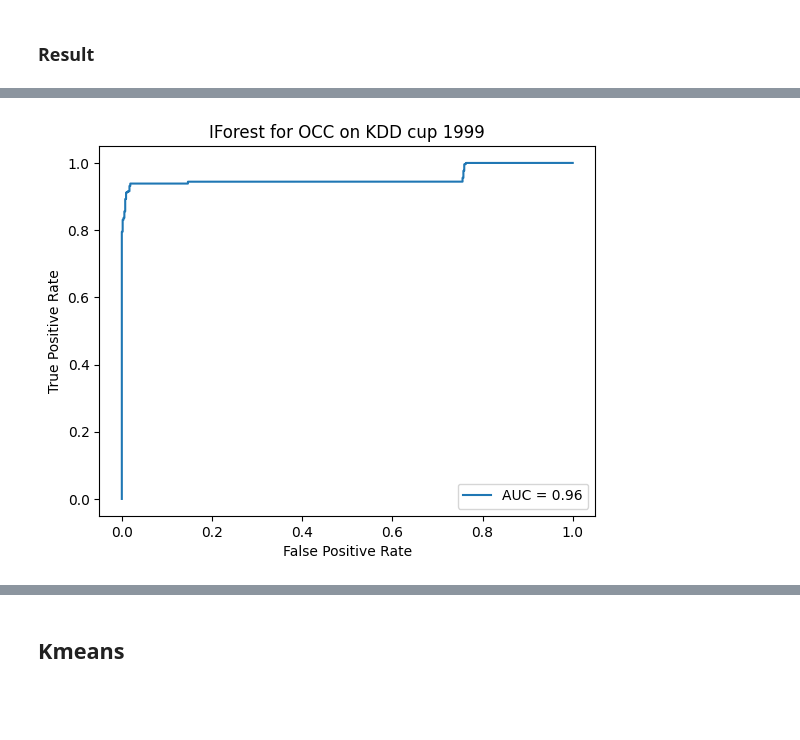
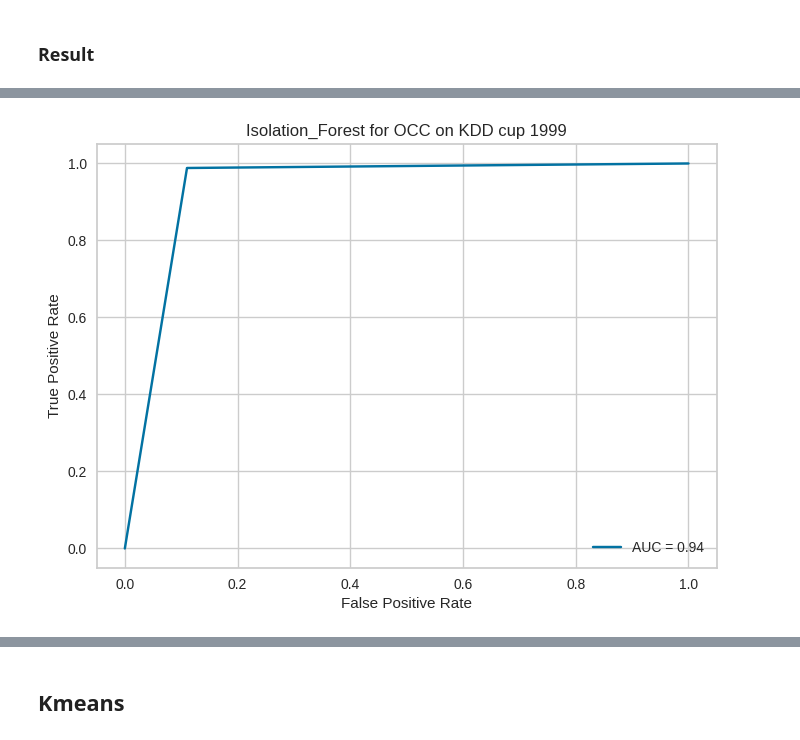
Before and after one commit to mishalkk/AnomalyQuest-Exploring-Novel-Approaches-for-Anomaly-Detection-in-Diverse-Domains, a Jupyter notebook: NetworkAnomaly/NetworkIntrusion.ipynb, the cells around one changed output, grey strips where cells are left out. Drawn from its saved outputs; the diff is of its cells as text; code cells hidden in the pictures; blank space fills up the shorter version.

Commit message:
ROC AUC curve for network intrusion

```diff
--- a/NetworkAnomaly/NetworkIntrusion.ipynb
+++ b/NetworkAnomaly/NetworkIntrusion.ipynb
@@ -40,3 +42,5 @@ import time
+# %%
+roc_auc_list = []
 # %% [markdown]
 # Load Dataset
 # %% [markdown]
@@ -202,3 +206,13 @@ def downsample_anomaly(df):
   df_downsampled = pd.concat([df_class_0, df_class_1_downsampled])
 
   return df_downsampled
+# %%
+def draw_roc_auc(classifier_name, y, y_pred):
+  fpr, tpr, thresholds = roc_curve(y, y_pred)
+  roc_auc = auc(fpr, tpr)
+  curve = RocCurveDisplay(fpr=fpr, tpr=tpr, roc_auc=roc_auc)
+  curve.plot()
+  plt.title(f"{classifier_name} for OCC on KDD cup 1999")
+  plt.show()
+
+  return {f"{classifier_name}": {"fpr": fpr, "tpr": tpr, "roc_auc": roc_auc}}
@@ -312,16 +353,8 @@ Printing the confusion matrix with fixed parameters...
-# %%
-import math
-import matplotlib.pyplot as plt
-from sklearn.metrics import RocCurveDisplay, roc_auc_score, roc_curve, auc
-
-tpr, fpr, thresholds = roc_curve(y_test, y_pred2)
-roc_auc = auc(fpr, tpr)
-curve = RocCurveDisplay(fpr=fpr, tpr=tpr,roc_auc=roc_auc)
-curve.plot()
-plt.title("IForest for OCC on KDD cup 1999")
-plt.show()
-# %% [output]
-[figure, removed]
+# %%
+roc_auc_dtl = draw_roc_auc("Isolation_Forest", y_test, y_pred1)
+roc_auc_list.append(roc_auc_dtl)
+# %% [output]
+[figure, added]
 # %%
 from sklearn.metrics import roc_auc_score
 
```
Also changed, not shown: parts of 51 cells of this notebook.
